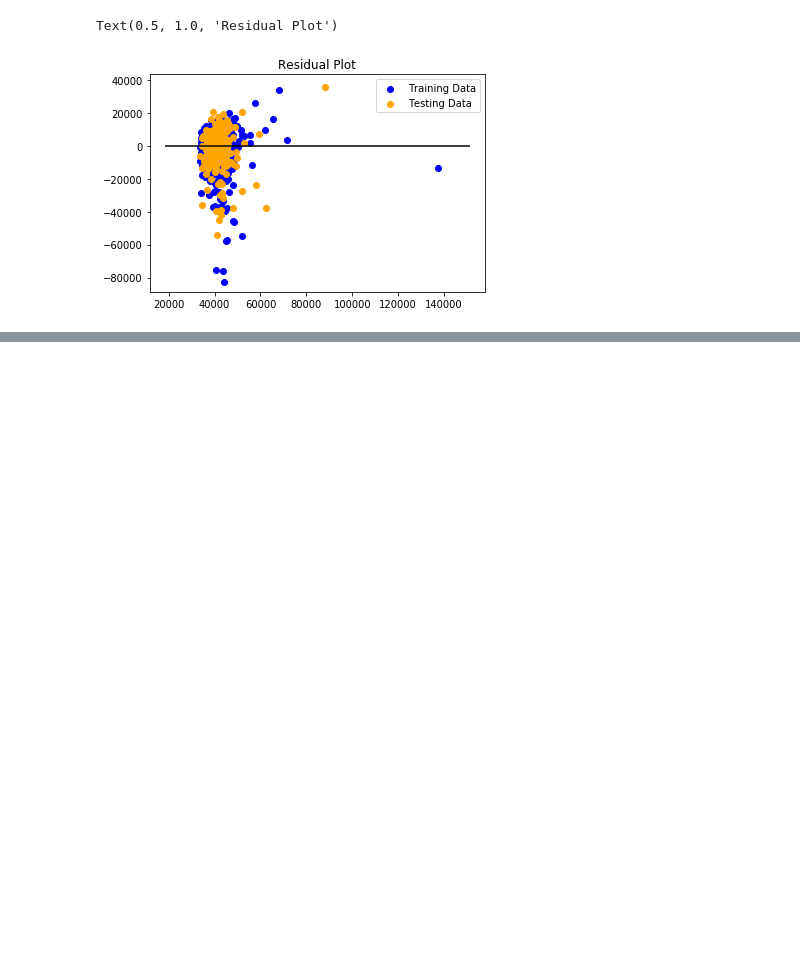
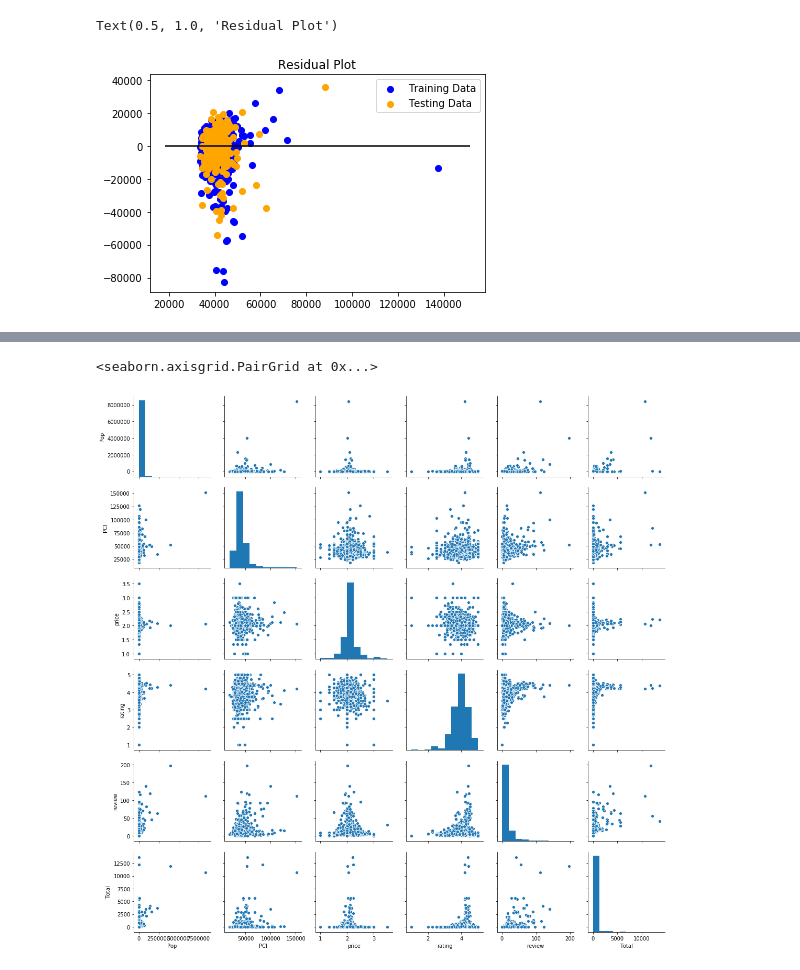
Before and after one commit to kcdevillier/City_Income, a Jupyter notebook: ML.ipynb, the cells around one changed output, grey strips where cells are left out. Saved outputs shown, nothing was run; the diff lists cells and outputs as text; code cells hidden in the pictures; blank space fills up the shorter version.

```diff
--- a/ML.ipynb
+++ b/ML.ipynb
@@ -107,0 +217,5 @@ data.corr()
+# %%
+sns.pairplot(spa_data)
+# %% [output]
+<seaborn.axisgrid.PairGrid at 0x...>
+[figure, added]
```
Also changed, not shown: parts of 12 cells of this notebook, 52 other files.
